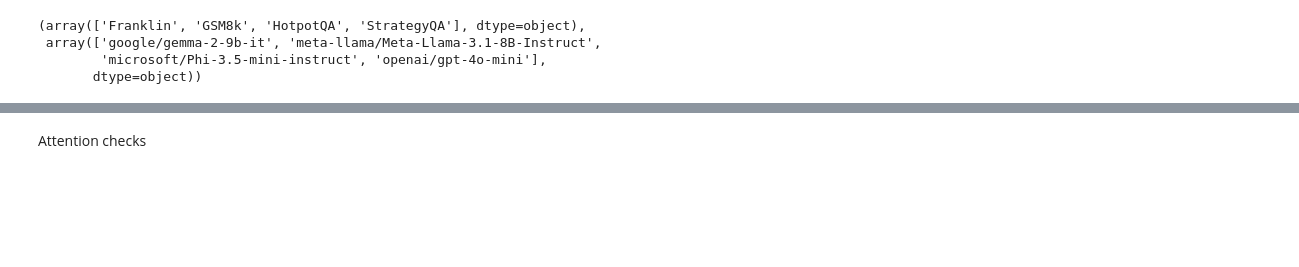
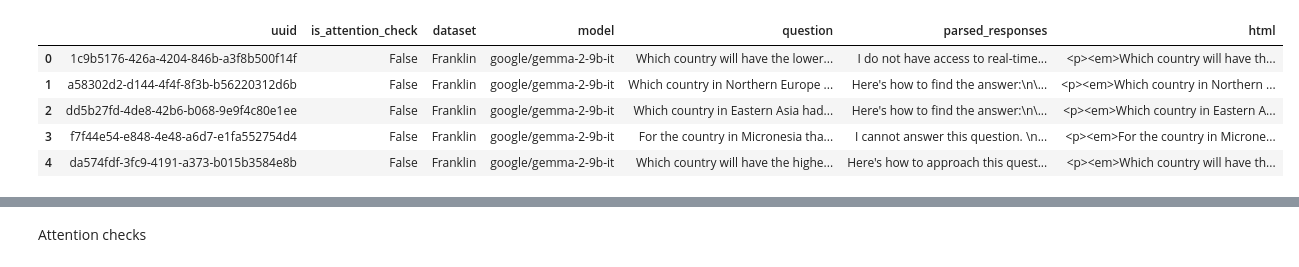
Before and after one commit to njf0/frank-llm, a Jupyter notebook: plan/survey/results/results.ipynb, the cells around one changed output, grey strips where cells are left out. Saved outputs shown, nothing was run; the diff lists cells and outputs as text; code cells hidden in the pictures; blank space fills up the shorter version.

```diff
--- a/plan/survey/results/results.ipynb
+++ b/plan/survey/results/results.ipynb
@@ -22,7 +71,9 @@ t2i = {
-# %%
-datasets, models
-# %% [output]
-(array(['Franklin', 'GSM8k', 'HotpotQA', 'StrategyQA'], dtype=object),
- array(['google/gemma-2-9b-it', 'meta-llama/Meta-Llama-3.1-8B-Instruct',
-        'microsoft/Phi-3.5-mini-instruct', 'openai/gpt-4o-mini'],
-       dtype=object))
+# %%
+questions.head()
+# %% [output]
+|  | uuid | is_attention_check | dataset | model | question | parsed_responses | html |
+| 0 | 1c9b5176-426a-4204-846b-a3f8b500f14f | False | Franklin | google/gemma-2-9b-it | Which country will have the lower... | I do not have access to real-time... | <p><em>Which country will have th... |
+| 1 | a58302d2-d144-4f4f-8f3b-b56220312d6b | False | Franklin | google/gemma-2-9b-it | Which country in Northern Europe ... | Here's how to find the answer:\n\... | <p><em>Which country in Northern ... |
+| 2 | dd5b27fd-4de8-42b6-b068-9e9f4c80e1ee | False | Franklin | google/gemma-2-9b-it | Which country in Eastern Asia had... | Here's how to find the answer:\n\... | <p><em>Which country in Eastern A... |
+| 3 | f7f44e54-e848-4e48-a6d7-e1fa552754d4 | False | Franklin | google/gemma-2-9b-it | For the country in Micronesia tha... | I cannot answer this question. \n... | <p><em>For the country in Microne... |
+| 4 | da574fdf-3fc9-4191-a373-b015b3584e8b | False | Franklin | google/gemma-2-9b-it | Which country will have the highe... | Here's how to approach this quest... | <p><em>Which country will have th... |
```
Also changed, not shown: parts of 19 cells of this notebook.
